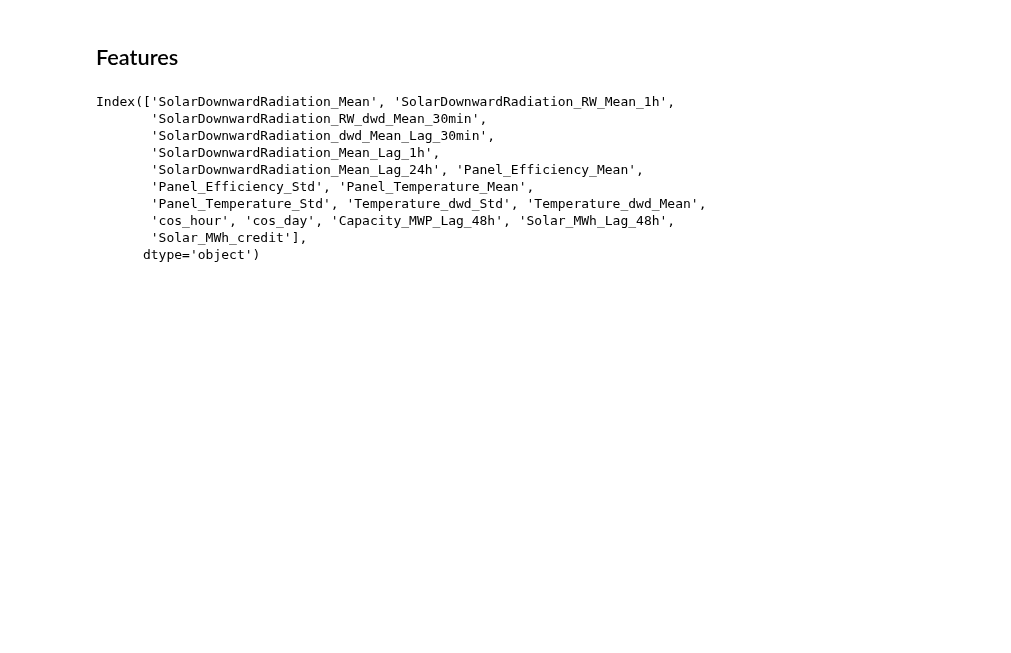
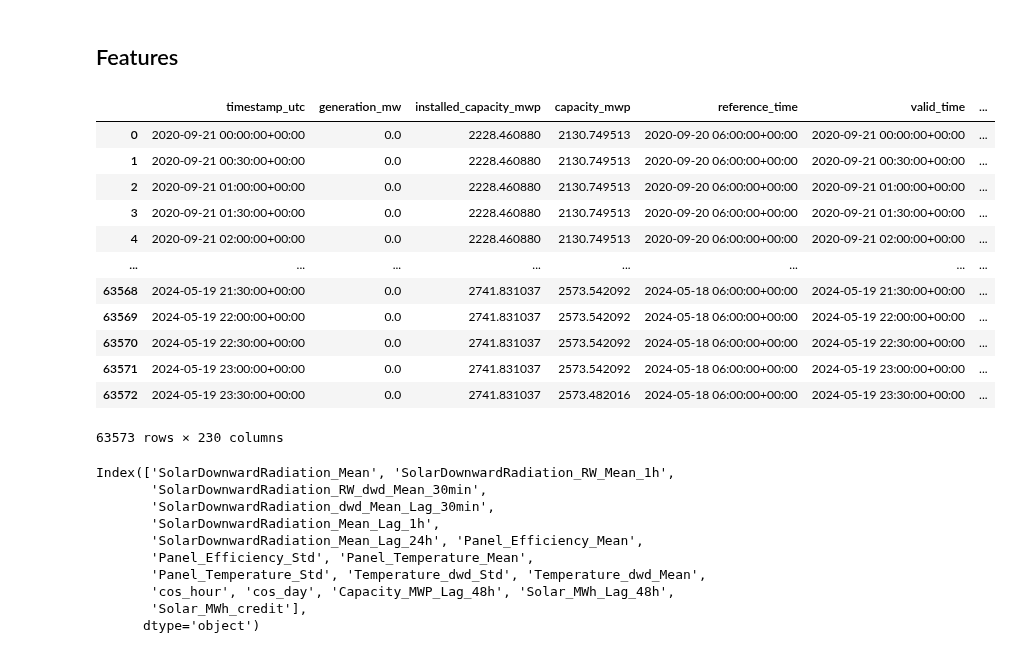
Before and after one commit to P-AEL/Energy_production_price_prediction, a Jupyter notebook: Generation_forecast/Solar_forecast/data/create_train_data.ipynb, the cells around one changed output. Cells and saved outputs as stored; diff of their text form; code cells hidden in the pictures; blank space fills up the shorter version.

```diff
--- a/Generation_forecast/Solar_forecast/data/create_train_data.ipynb
+++ b/Generation_forecast/Solar_forecast/data/create_train_data.ipynb
@@ -157,3 +155,19 @@ df = df.sort_values(by= "valid_time")
+# %%
+df
+# %% [output]
+|  | timestamp_utc | generation_mw | installed_capacity_mwp | capacity_mwp | reference_time | valid_time | ... |
+| 0 | 2020-09-21 00:00:00+00:00 | 0.0 | 2228.460880 | 2130.749513 | 2020-09-20 06:00:00+00:00 | 2020-09-21 00:00:00+00:00 | ... |
+| 1 | 2020-09-21 00:30:00+00:00 | 0.0 | 2228.460880 | 2130.749513 | 2020-09-20 06:00:00+00:00 | 2020-09-21 00:30:00+00:00 | ... |
+| 2 | 2020-09-21 01:00:00+00:00 | 0.0 | 2228.460880 | 2130.749513 | 2020-09-20 06:00:00+00:00 | 2020-09-21 01:00:00+00:00 | ... |
+| 3 | 2020-09-21 01:30:00+00:00 | 0.0 | 2228.460880 | 2130.749513 | 2020-09-20 06:00:00+00:00 | 2020-09-21 01:30:00+00:00 | ... |
+| 4 | 2020-09-21 02:00:00+00:00 | 0.0 | 2228.460880 | 2130.749513 | 2020-09-20 06:00:00+00:00 | 2020-09-21 02:00:00+00:00 | ... |
+| ... | ... | ... | ... | ... | ... | ... | ... |
+| 63568 | 2024-05-19 21:30:00+00:00 | 0.0 | 2741.831037 | 2573.542092 | 2024-05-18 06:00:00+00:00 | 2024-05-19 21:30:00+00:00 | ... |
+| 63569 | 2024-05-19 22:00:00+00:00 | 0.0 | 2741.831037 | 2573.542092 | 2024-05-18 06:00:00+00:00 | 2024-05-19 22:00:00+00:00 | ... |
+| 63570 | 2024-05-19 22:30:00+00:00 | 0.0 | 2741.831037 | 2573.542092 | 2024-05-18 06:00:00+00:00 | 2024-05-19 22:30:00+00:00 | ... |
+| 63571 | 2024-05-19 23:00:00+00:00 | 0.0 | 2741.831037 | 2573.542092 | 2024-05-18 06:00:00+00:00 | 2024-05-19 23:00:00+00:00 | ... |
+| 63572 | 2024-05-19 23:30:00+00:00 | 0.0 | 2741.831037 | 2573.482016 | 2024-05-18 06:00:00+00:00 | 2024-05-19 23:30:00+00:00 | ... |
+63573 rows × 230 columns
 # %%
 features = [
     "SolarDownwardRadiation_Mean",
```
Also changed, not shown: parts of 8 cells of this notebook, 1 other file.
